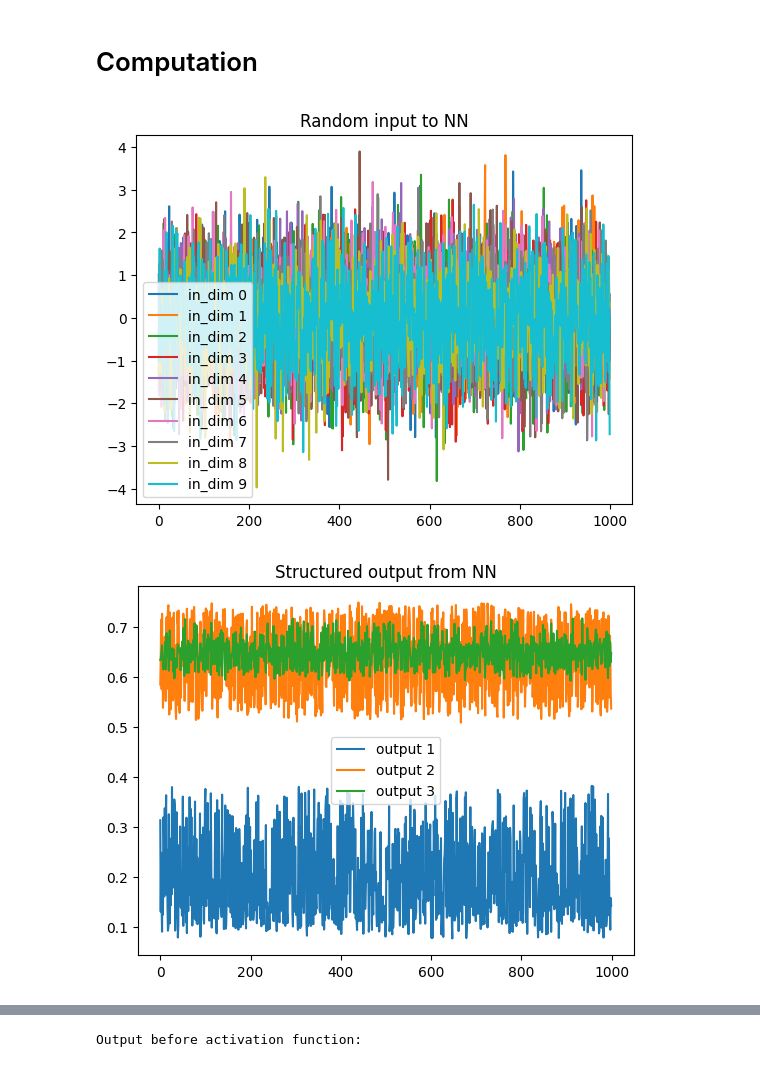
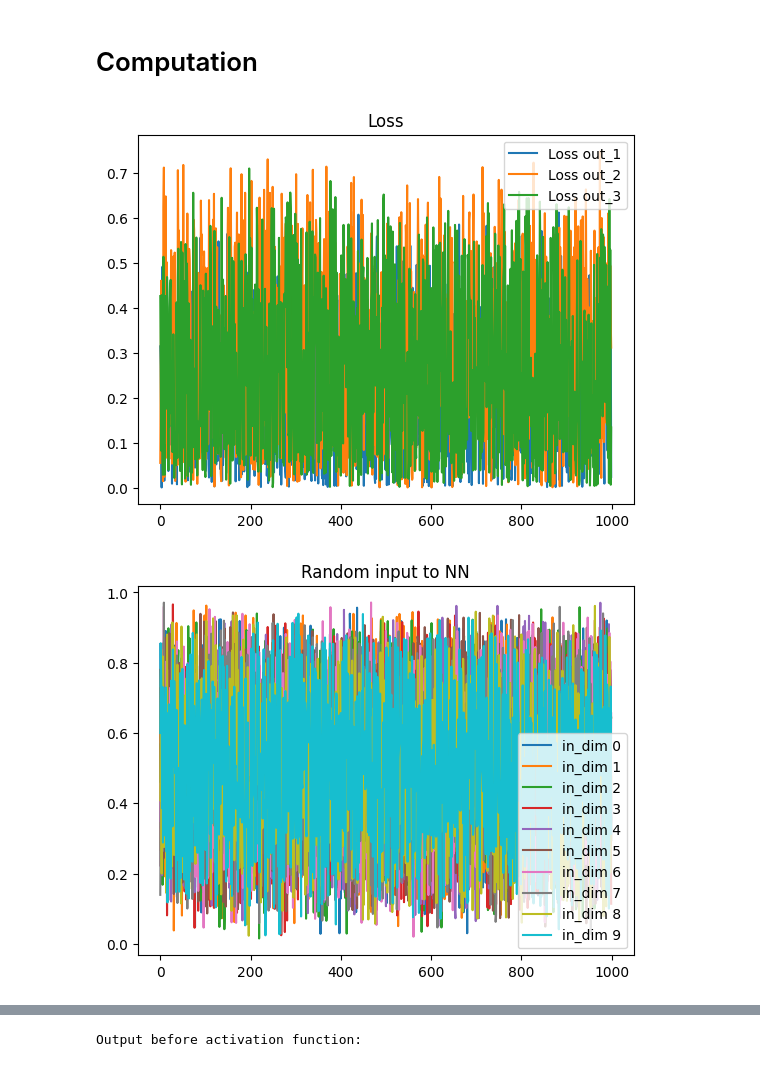
Before and after one commit to eladsimantov/Applied-ML-For-Engineers, a Jupyter notebook: HWks/HW3/HW3.ipynb, the cells around one changed output, grey strips where cells are left out. Saved outputs shown, nothing was run; the diff lists cells and outputs as text; code cells hidden in the pictures.

```diff
--- a/HWks/HW3/HW3.ipynb
+++ b/HWks/HW3/HW3.ipynb
@@ -63,14 +54,39 @@ Y_predicted = predict(X_train, W0, W1, W2)
+# %%
+# Test the implementation
+n_inputs = 10
+n_hidden = 5
+n_output = 3
+n_samples = 1000 # added this parameter to make the data more explanatory, we have 1000 samples, 10 inputs and 3 outputs.
+
+X_train = np.random.randn(n_samples, n_inputs)
+Y_train = np.random.randn(n_samples, n_output)
+
+# Normalize inputs and outputs to a 0-1 scale
+sigmoid = lambda s: 1 / (1 + np.exp(-s))
+X_train = sigmoid(X_train)
+Y_train = sigmoid(Y_train)
+
+
+W0, W1, W2 = init_weights(n_inputs, n_hidden, n_output)
+Y_predicted = predict(X_train, W0, W1, W2)
+loss = np.sqrt(np.square(Y_predicted - Y_train))
 # %%
-# Plot inputs and outputs
-plt.plot(X_train, label=[f'in_dim {_}' for _ in range(10)])
+# Plot inputs, loss and outputs
+
+plt.plot(loss, label=["Loss out_1", "Loss out_2", "Loss out_3",])
+plt.legend()
+plt.title('Loss')
+plt.show()
+
+plt.plot(X_train, label=[f'in_dim {_}' for _ in range(X_train.shape[1])])
 plt.title('Random input to NN')
 plt.legend()
 plt.show()
 
 plt.plot(Y_predicted, label=['output 1', 'output 2', 'output 3'])
-plt.title('Structured output from NN')
+plt.title('Neural Network Predictions')
 plt.legend()
 plt.show()
 # %% [output]
-[figure, old version]
+[figure, new version]
-[figure, old version]
+[figure, new version]
```
Also changed, not shown: parts of 3 cells of this notebook.
